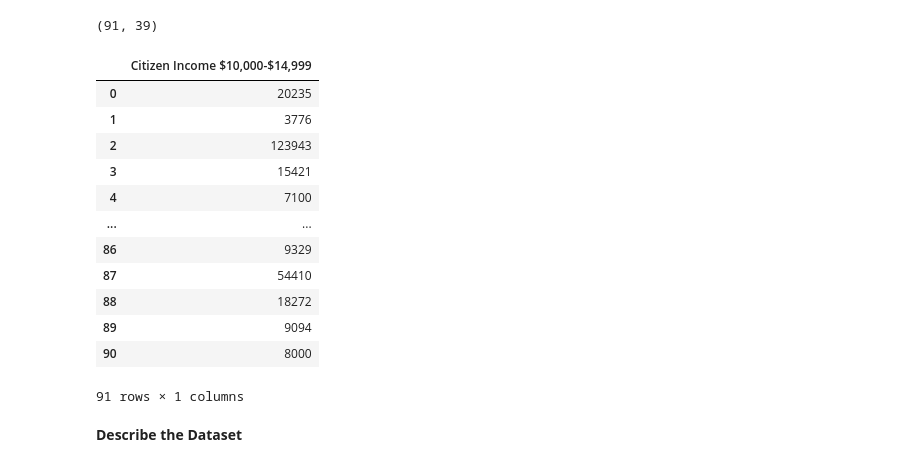
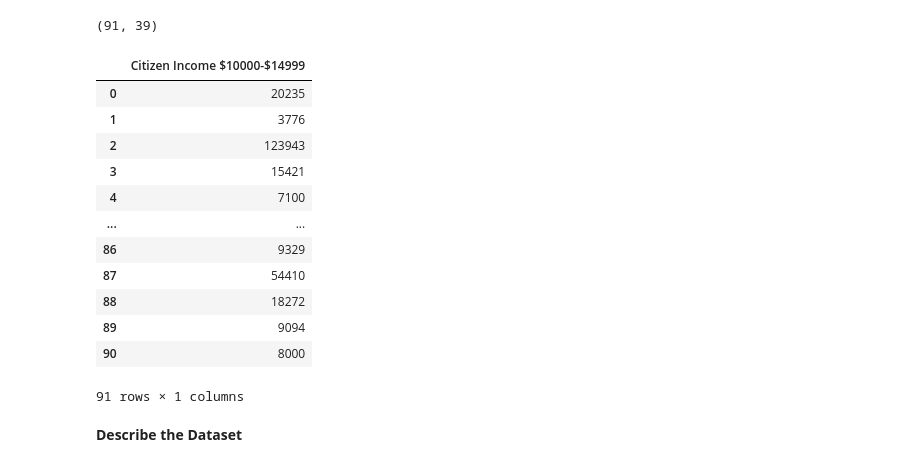
Before and after one commit to monikasivilli/Capstone-Project, a Jupyter notebook: LinReg.ipynb, the cells around one changed output. Drawn from its saved outputs; the diff is of its cells as text; code cells hidden in the pictures.

```diff
--- a/LinReg.ipynb
+++ b/LinReg.ipynb
@@ -41,9 +48,9 @@ data.shape
 (91, 39)
 # %%
 # test output of specific column
-data[['Citizen Income $10,000-$14,999']]
+data[['Citizen Income $10000-$14999']]
 # %% [output]
-|  | Citizen Income $10,000-$14,999 |
+|  | Citizen Income $10000-$14999 |
 | 0 | 20235 |
 | 1 | 3776 |
 | 2 | 123943 |
```
Also changed, not shown: parts of 61 cells of this notebook, 1 other file.
